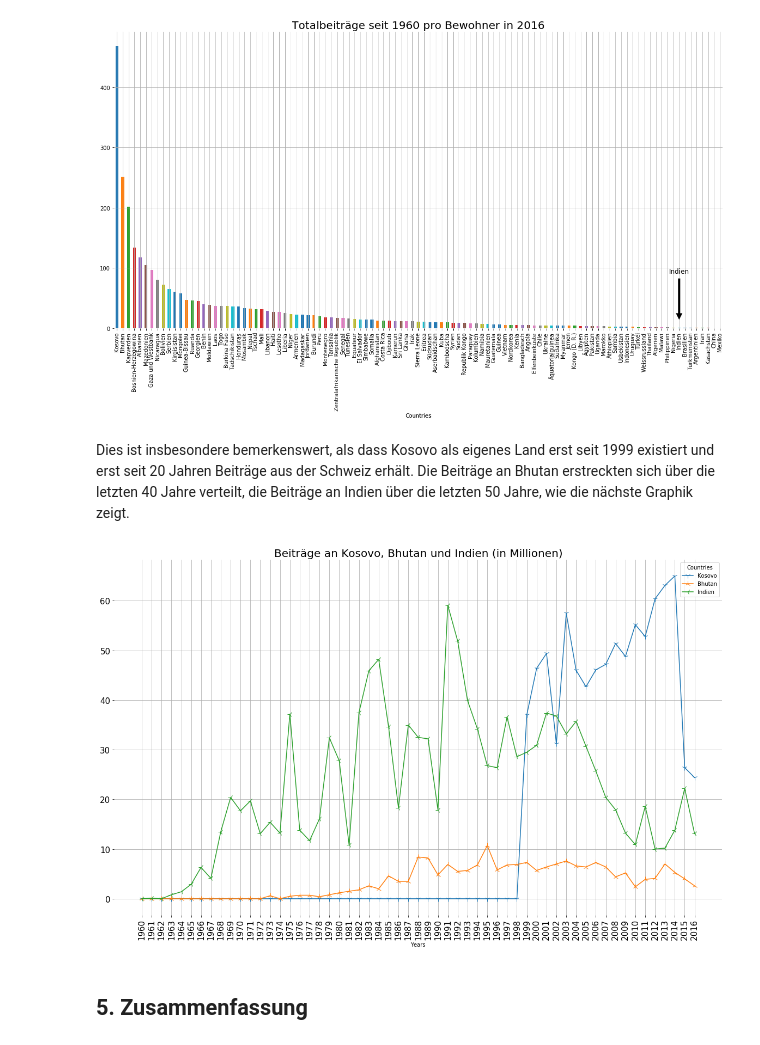
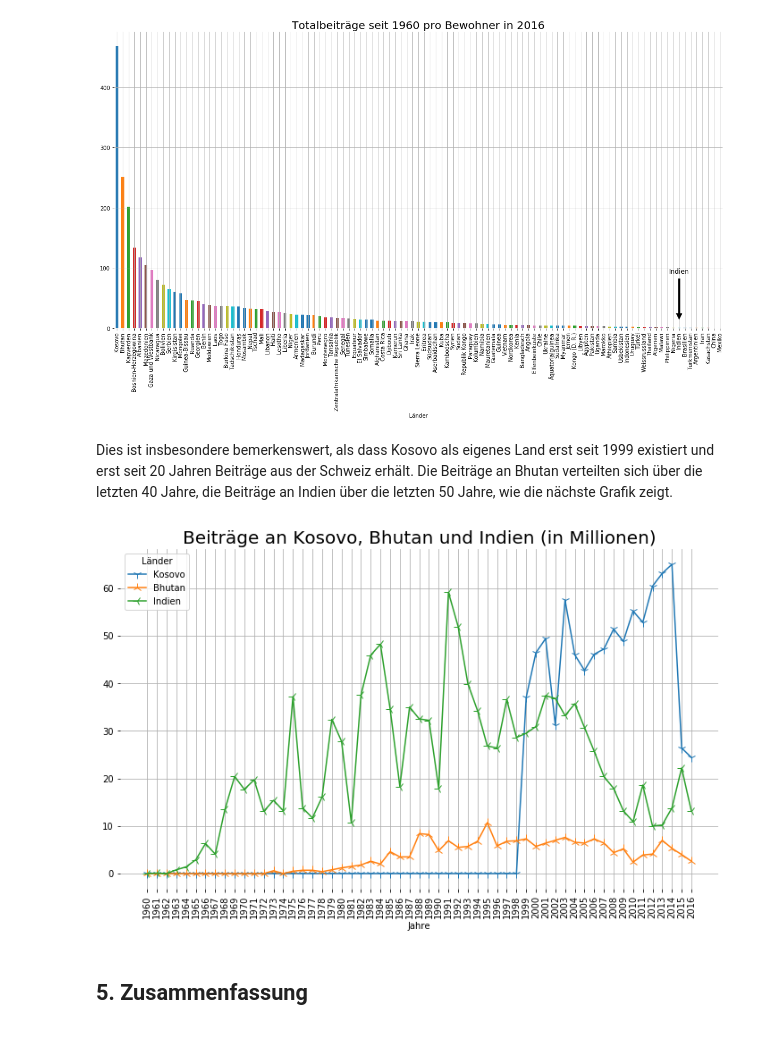
Before and after one commit to metroxylon/explorations, a Jupyter notebook: APD/APD.ipynb, the cells around one changed output. Drawn from its saved outputs; the diff is of its cells as text; code cells hidden in the pictures.

```diff
--- a/APD/APD.ipynb
+++ b/APD/APD.ipynb
@@ -46,8 +47,8 @@ apd.head(5)
 Entferne leere Zeilen. Füge Zeilen- und Spaltennamen hinzu.
 # %%
 apd.columns = [str(year) for year in apd.loc[2,:]]
-apd.columns.name= "Years"
+apd.columns.name= "Jahre"
 apd.index = [str(country) for country in apd.iloc[:,0]]
-apd.index.name = "Countries"
+apd.index.name = "Länder"
 apd = apd.iloc[3:-1,1:]
 # %%
@@ -388,15 +322,15 @@ sns.despine(bottom=True, left=True)
 # %% [output]
 [figure]
 # %% [markdown]
-Dies ist insbesondere bemerkenswert, als dass Kosovo als eigenes Land erst seit 1999 existiert und erst seit 20 Jahren Beiträge aus der Schweiz erhält. Die Beiträge an Bhutan erstreckten sich über die letzten 40 Jahre verteilt, die Beiträge an Indien über die letzten 50 Jahre, wie die nächste Graphik zeigt.
+Dies ist insbesondere bemerkenswert, als dass Kosovo als eigenes Land erst seit 1999 existiert und erst seit 20 Jahren Beiträge aus der Schweiz erhält. Die Beiträge an Bhutan verteilten sich über die letzten 40 Jahre, die Beiträge an Indien über die letzten 50 Jahre, wie die nächste Grafik zeigt.
 # %%
-ax = apd.loc[['Kosovo', 'Bhutan', 'Indien']].T.plot.line(figsize=(20,12), grid=True,  style=style, fontsize=15,
+ax = apd.loc[['Kosovo', 'Bhutan', 'Indien']].T.plot.line(figsize=(12,7), grid=True,  style=style, fontsize=10,
                                                        ms=10)
 plt.xticks(np.arange(len(apd.columns)), apd.columns, rotation=90)
 ax.set_title("Beiträge an Kosovo, Bhutan und Indien (in Millionen)", fontsize=20)
 sns.despine(bottom=True, left=True)
 # %% [output]
-[figure, old version]
+[figure, new version]
 # %% [markdown]
 ## 5. Zusammenfassung <a class="anchor" id="zusammenfassung"></a>
 # %% [markdown]
```
Also changed, not shown: parts of 25 cells of this notebook, 8 other files.
